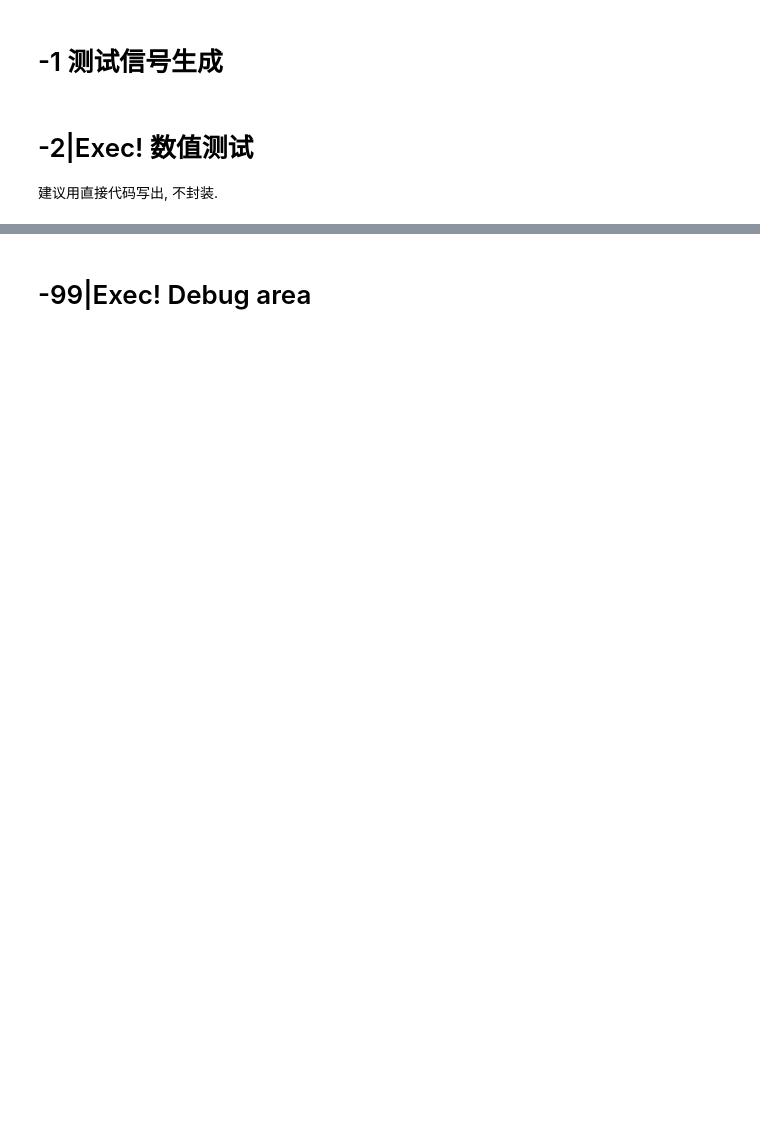
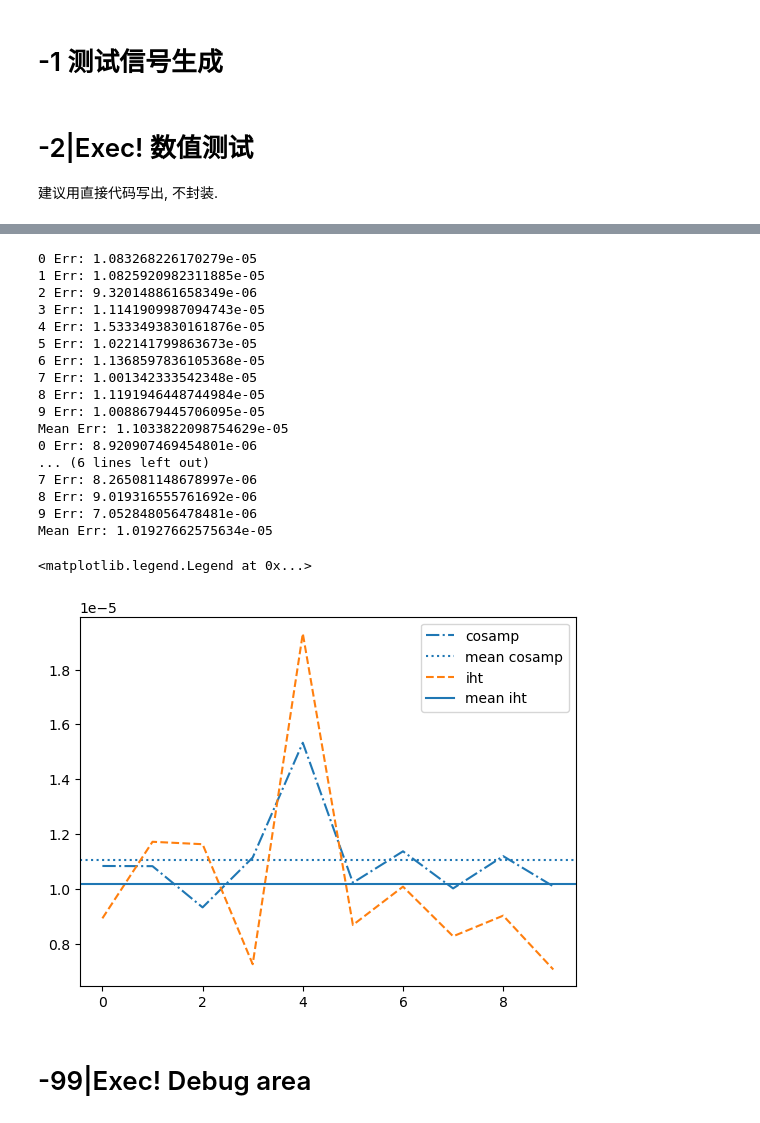
Before and after one commit to LIU-Xnd/CompressiveSensing, a Jupyter notebook: Algorithms.ipynb, the cells around one changed output, grey strips where cells are left out. Saved outputs shown, nothing was run; the diff lists cells and outputs as text; code cells hidden in the pictures; blank space fills up the shorter version.

```diff
--- a/Algorithms.ipynb
+++ b/Algorithms.ipynb
@@ -33,7 +36,7 @@ def randSampMat(m,n):
 ## 1.2 共轭梯度法
 (Iterative) Conjugate gradient method.
 # %%
-def conjGrad(A,b,x="0",eps=1e-6,showChangeRate=False):
+def conjGrad(A,b,maxIter=-1,x="0",eps=1e-6,showChangeRate=False):
     """
     迭代的共轭梯度法. 要求A实正定对称.
     `x`:初始点.
@@ -42,12 +45,14 @@ def conjGrad(A,b,x="0",eps=1e-6,showChangeRate=False):
     不吝啬迭代则O(k^3).
     """
     k = A.shape[0] # 行/列数。
+    if maxIter==-1:
+        maxIter = k
     if x=='0':
         x = np.zeros(k)
     r = b - np.dot(A,x)
     p = r
     r2old = r.dot(r)
-    for i in range(k):
+    for i in range(maxIter):
         Ap = A.dot(p)
         alpha = r2old / (p.dot(Ap))
         xOld = x
@@ -249,3 +256,12 @@ def hardThreshold(x,s,T0=[]):
+# %%
+def getSupp(x:np.ndarray,s:int=-1):
+    """
+    Return supp(x_s) corresponding to from Largest to Smallest. \n
+    If `s` left default, -1, then s=sum(x!=0).
+    """
+    if s==-1:
+        s = sum(1 - np.isclose(x,0))
+    return np.abs(x).argsort()[:-s-1:-1]
 # %% [markdown]
 ## (Expired). errAnalyze()
 可以作以后误差分析的参考.
@@ -407,8 +525,8 @@ def randSparseSignal(n=2000,s=50,size=10000,returnSupports=False,allowLowerSpars
 # %%
 # Generate A, X.
 np.random.seed(42)
-A = randSampMat(400,1000)
-XX = randSparseSignal(n=1000,s=50,size=1000,returnSupports=True)
+A = randSampMat(2000,5000)
+XX = randSparseSignal(n=5000,s=50,size=20,returnSupports=True)
 X, Supps = XX['Signals']*10,XX['Supports']
 del XX
 # %%
@@ -421,2 +539,63 @@ Min singular value: 0.5269956
+# %%
+Y = np.dot(A,X[:,:10])
+# CosampPKS
+ErrCosampPKS = []
+for j in range(Y.shape[1]):
+    x = CosampPKS(Y[:,j],A,50,maxIter=100,showIfMaxIter=True)
+    #看看误差.
+    err = np.linalg.norm(x - X[:,j])
+    ErrCosampPKS.append(err)
+    print(j,'Err:',err)
+else:
+    print('Mean Err:',np.mean(ErrCosampPKS))
+
+# IHTPKS
+ErrIHTPKS = []
+for j in range(Y.shape[1]):
+    x = IHTPKS(Y[:,j],A,50,maxIter=100,showIfMaxIter=True)
+    #看看误差.
+    err = np.linalg.norm(x - X[:,j])
+    ErrIHTPKS.append(err)
+    print(j,'Err:',err)
+else:
+    print('Mean Err:',np.mean(ErrIHTPKS))
+
+# OMPPKS
+# ErrOMPPKS = []
+# for j in range(Y.shape[1]):
+#     x = OMPPKS(Y[:,j],A,maxIter=100,showIfMaxIter=True)
+#     #看看误差.
+#     err = np.linalg.norm(x - X[:,j])
+#     ErrOMPPKS.append(err)
+#     print(j,'Err:',err)
+# else:
+#     print('Mean Err:',np.mean(ErrOMPPKS))
+
+plt.plot(ErrCosampPKS,ls='-.',label='cosamp')
+plt.axhline(np.mean(ErrCosampPKS),ls=':',label='mean cosamp')
+plt.plot(ErrIHTPKS,ls='--',label='iht')
+plt.axhline(np.mean(ErrIHTPKS),ls='-',label='mean iht')
+# plt.plot(ErrOMPPKS,label='omp')
+plt.legend()
+# %% [output]
+0 Err: 1.083268226170279e-05
+1 Err: 1.0825920982311885e-05
+2 Err: 9.320148861658349e-06
+3 Err: 1.1141909987094743e-05
+4 Err: 1.5333493830161876e-05
+5 Err: 1.022141799863673e-05
+6 Err: 1.1368597836105368e-05
+7 Err: 1.001342333542348e-05
+8 Err: 1.1191946448744984e-05
+9 Err: 1.0088679445706095e-05
+Mean Err: 1.1033822098754629e-05
+0 Err: 8.920907469454801e-06
+... (6 lines left out)
+7 Err: 8.265081148678997e-06
+8 Err: 9.019316555761692e-06
+9 Err: 7.052848056478481e-06
+Mean Err: 1.01927662575634e-05
+<matplotlib.legend.Legend at 0x...>
+[figure, added]
 # %%
 # Test 待改20230402
```
Also changed, not shown: parts of 21 cells of this notebook.
